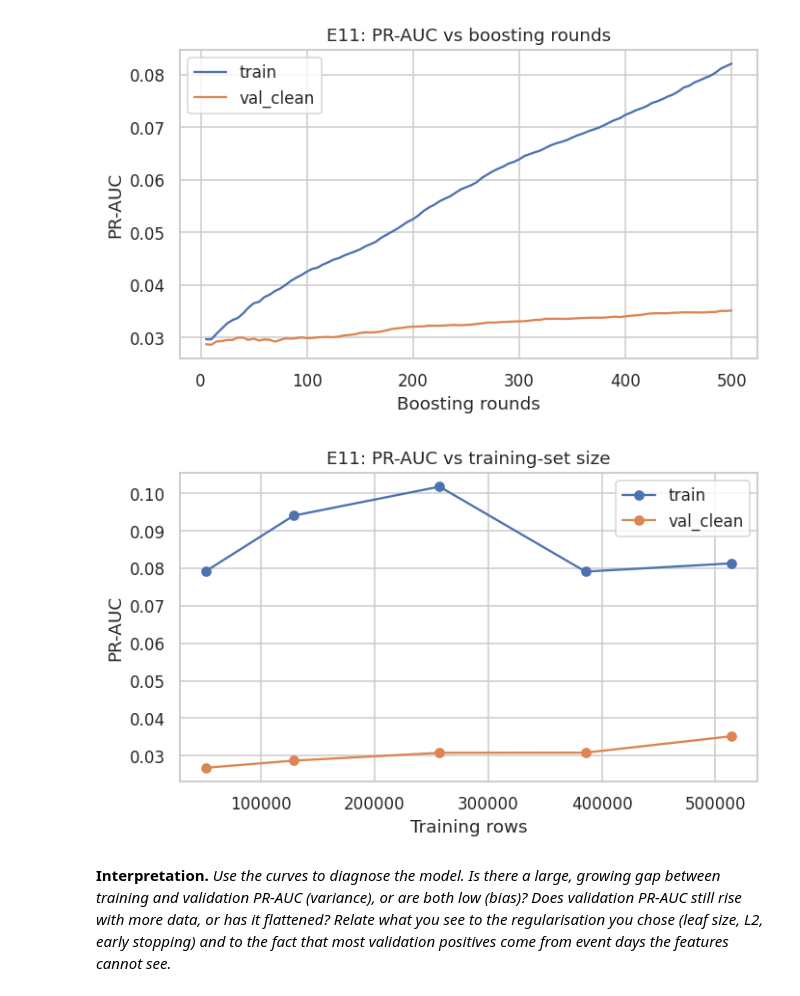
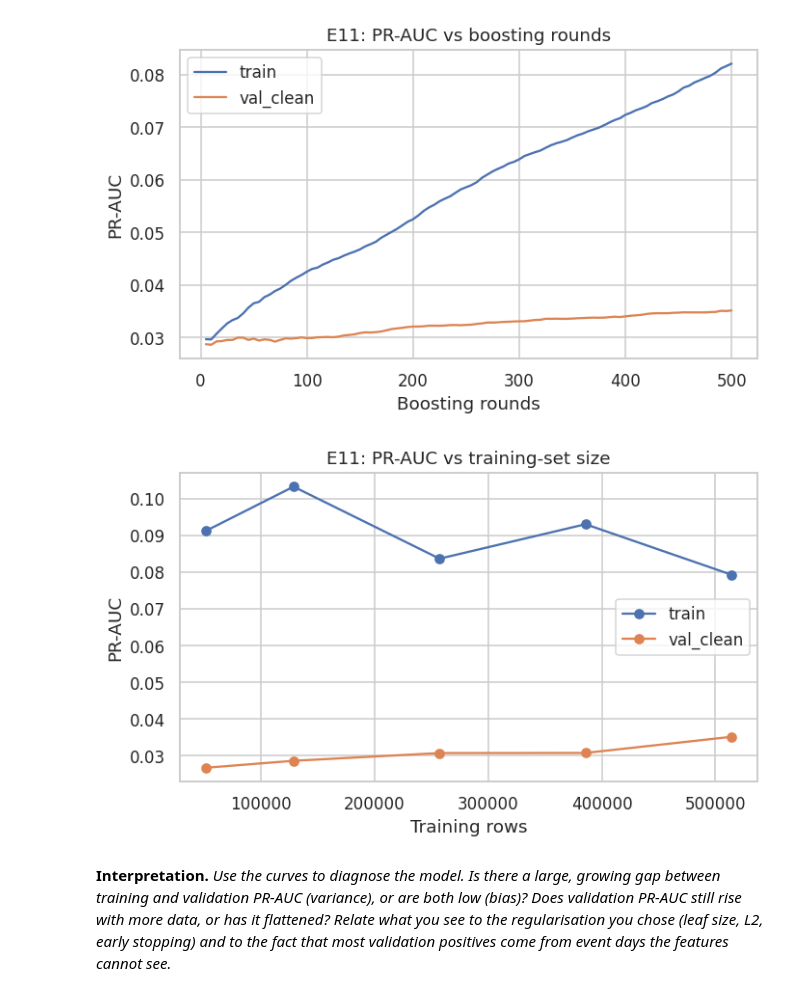
Before and after one commit to ShamiPlacide/Flight-cancellation-prediction-ml-dl, a Jupyter notebook: flight-cancellation-main.ipynb, the cells around one changed output. Saved outputs shown, nothing was run; the diff lists cells and outputs as text; code cells hidden in the pictures.

```diff
--- a/flight-cancellation-main.ipynb
+++ b/flight-cancellation-main.ipynb
@@ -957,21 +975,23 @@ else:
 # %%
 fractions = [0.1, 0.25, 0.5, 0.75, 1.0]
 rng = np.random.default_rng(SEED)
 perm = rng.permutation(len(X_train))
 sizes, tr_ap, va_ap = [], [], []
 for f in fractions:
     idx = np.sort(perm[: int(f * len(perm))])
-    p = clone(best_pipe).fit(X_train.iloc[idx], y_train[idx])
-    ev = idx[:100_000]
-    tr_ap.append(average_precision_score(y_train[ev], predict_scores(p, X_train.iloc[ev])))
+    Xf, yf = X_train.iloc[idx], y_train[idx]
+    p = clone(best_pipe).fit(Xf, yf)
+    ev = np.sort(rng.choice(len(idx), size=min(100_000, len(idx)), replace=False))
+    Xt_oof = clone(p.named_steps["prep"]).fit_transform(Xf, yf)   # out-of-fold encodings
+    tr_ap.append(average_precision_score(yf[ev], predict_scores(p.named_steps["model"], Xt_oof[ev])))
     va_ap.append(average_precision_score(y_val[mask_clean], predict_scores(p, X_val[mask_clean])))
     sizes.append(len(idx))
 fig, ax = plt.subplots(figsize=(6.5, 4))
 ax.plot(sizes, tr_ap, marker="o", label="train"); ax.plot(sizes, va_ap, marker="o", label="val_clean")
 ax.set(xlabel="Training rows", ylabel="PR-AUC", title=f"{best_id}: PR-AUC vs training-set size"); ax.legend()
 plt.tight_layout(); plt.show()
 # %% [output]
-[figure, old version]
+[figure, new version]
 # %% [markdown]
 **Interpretation.** *Use the curves to diagnose the model. Is there a large, growing gap between training and validation PR-AUC (variance), or are both low (bias)? Does validation PR-AUC still rise with more data, or has it flattened? Relate what you see to the regularisation you chose (leaf size, L2, early stopping) and to the fact that most validation positives come from event days the features cannot see.*
 # %% [markdown]
```
Also changed, not shown: parts of 41 cells of this notebook.
